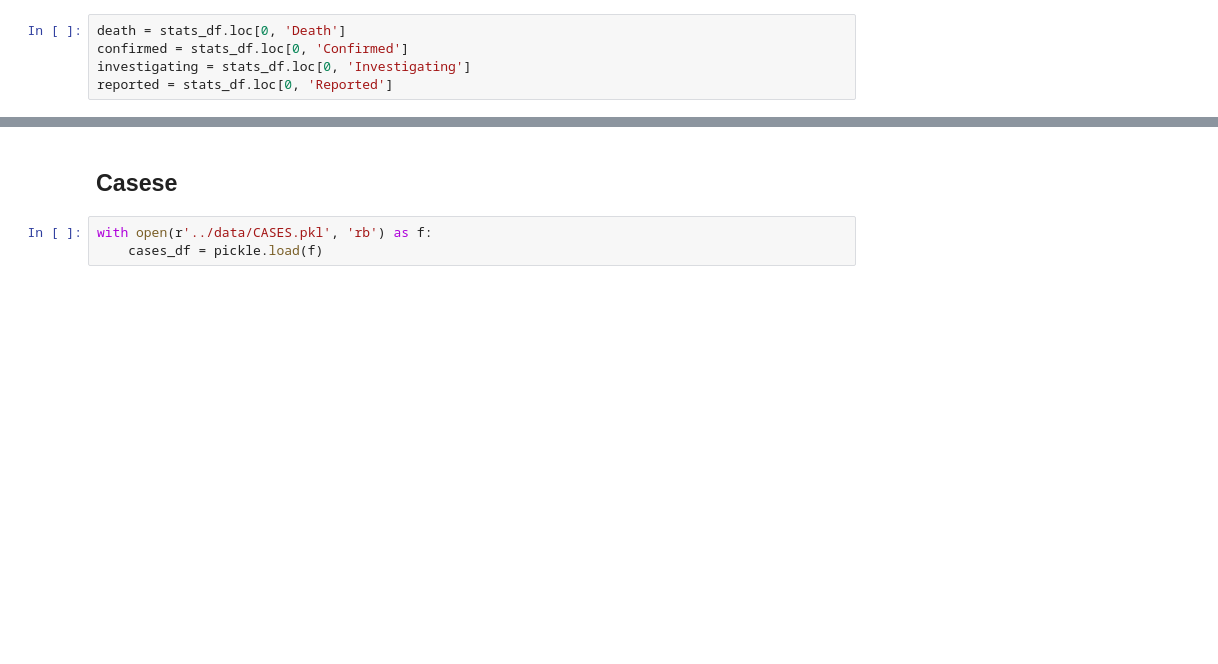
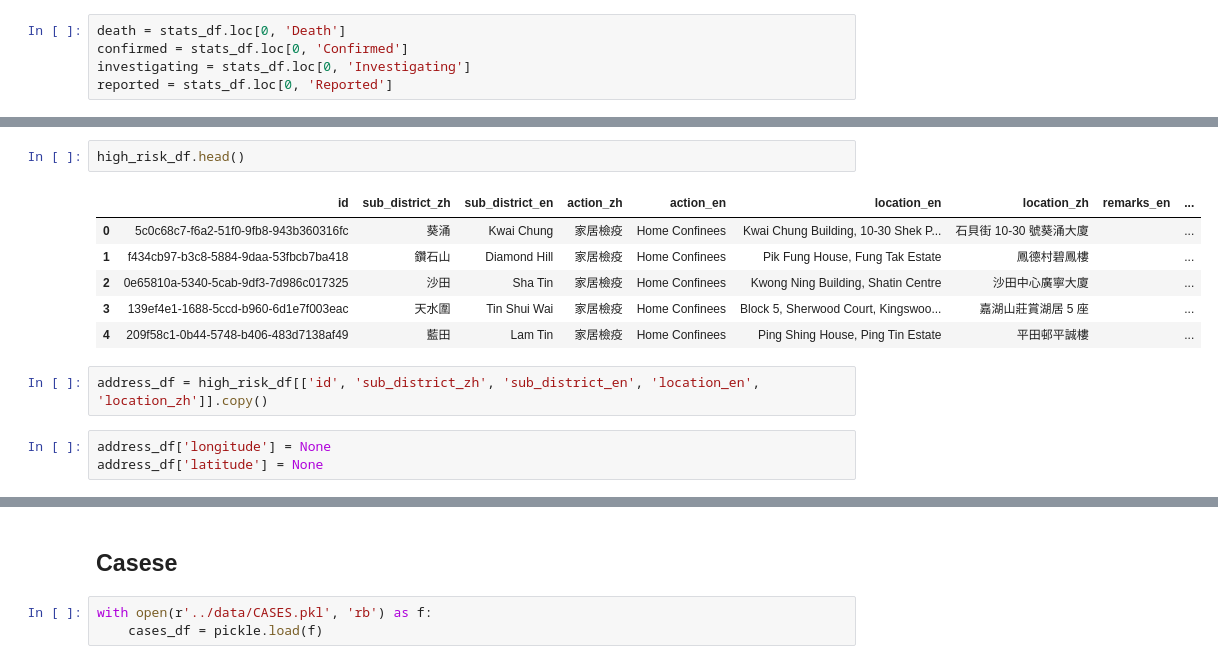
Before and after one commit to bc123456/wuhan_virus_dashboard, a Jupyter notebook: exploration/02_compose_data.ipynb, the cells around one changed output, grey strips where cells are left out. Drawn from its saved outputs; the diff is of its cells as text; blank space fills up the shorter version.

```diff
--- a/exploration/02_compose_data.ipynb
+++ b/exploration/02_compose_data.ipynb
@@ -27,0 +67,14 @@ reported = stats_df.loc[0, 'Reported']
+# %%
+high_risk_df.head()
+# %% [output]
+|  | id | sub_district_zh | sub_district_en | action_zh | action_en | location_en | location_zh | remarks_en | ... |
+| 0 | 5c0c68c7-f6a2-51f0-9fb8-943b360316fc | 葵涌 | Kwai Chung | 家居檢疫 | Home Confinees | Kwai Chung Building, 10-30 Shek P... | 石貝街 10-30 號葵涌大廈 |  | ... |
+| 1 | f434cb97-b3c8-5884-9daa-53fbcb7ba418 | 鑽石山 | Diamond Hill | 家居檢疫 | Home Confinees | Pik Fung House, Fung Tak Estate | 鳳德村碧鳳樓 |  | ... |
+| 2 | 0e65810a-5340-5cab-9df3-7d986c017325 | 沙田 | Sha Tin | 家居檢疫 | Home Confinees | Kwong Ning Building, Shatin Centre | 沙田中心廣寧大廈 |  | ... |
+| 3 | 139ef4e1-1688-5ccd-b960-6d1e7f003eac | 天水圍 | Tin Shui Wai | 家居檢疫 | Home Confinees | Block 5, Sherwood Court, Kingswoo... | 嘉湖山莊賞湖居 5 座 |  | ... |
+| 4 | 209f58c1-0b44-5748-b406-483d7138af49 | 藍田 | Lam Tin | 家居檢疫 | Home Confinees | Ping Shing House, Ping Tin Estate | 平田邨平誠樓 |  | ... |
+# %%
+address_df = high_risk_df[['id', 'sub_district_zh', 'sub_district_en', 'location_en', 'location_zh']].copy()
+# %%
+address_df['longitude'] = None
+address_df['latitude'] = None
```
Also changed, not shown: parts of 34 cells of this notebook, 14 other files.
